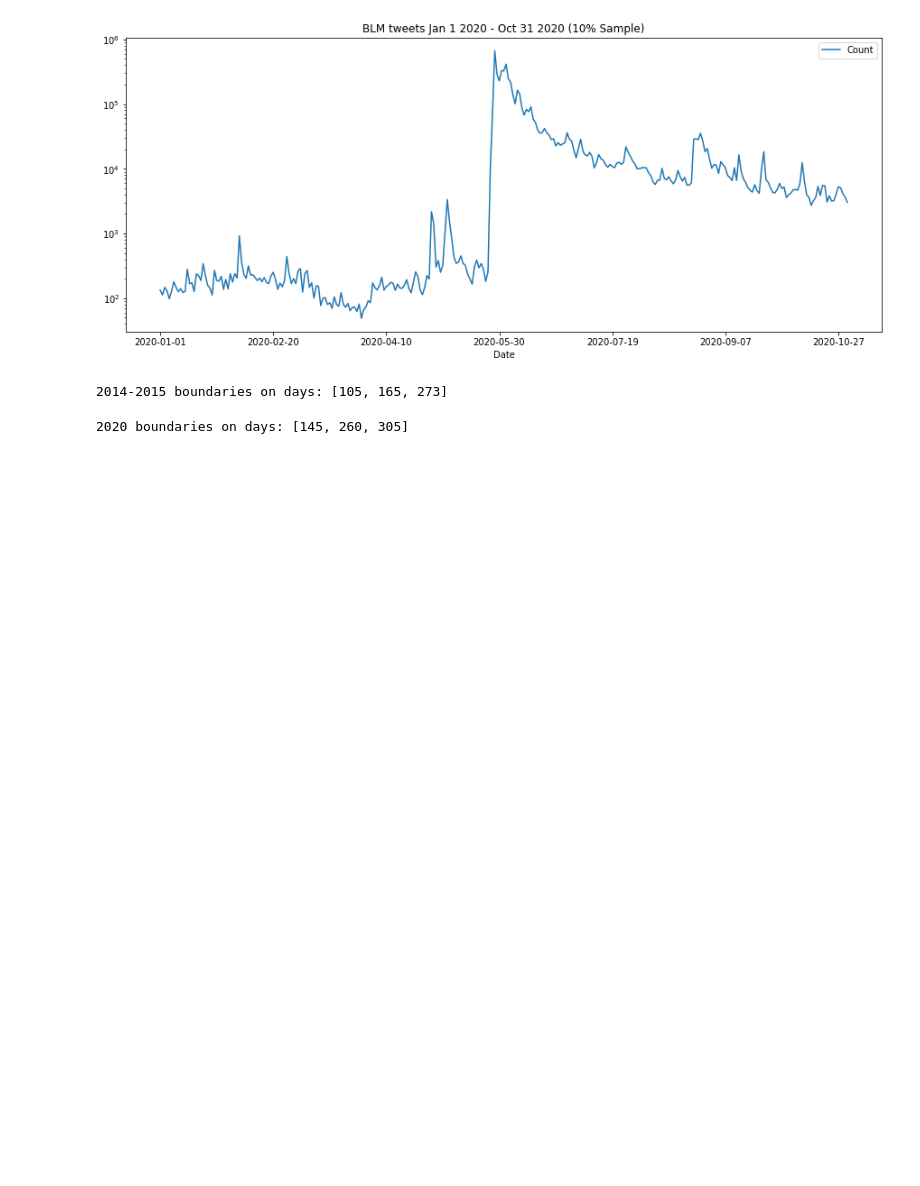
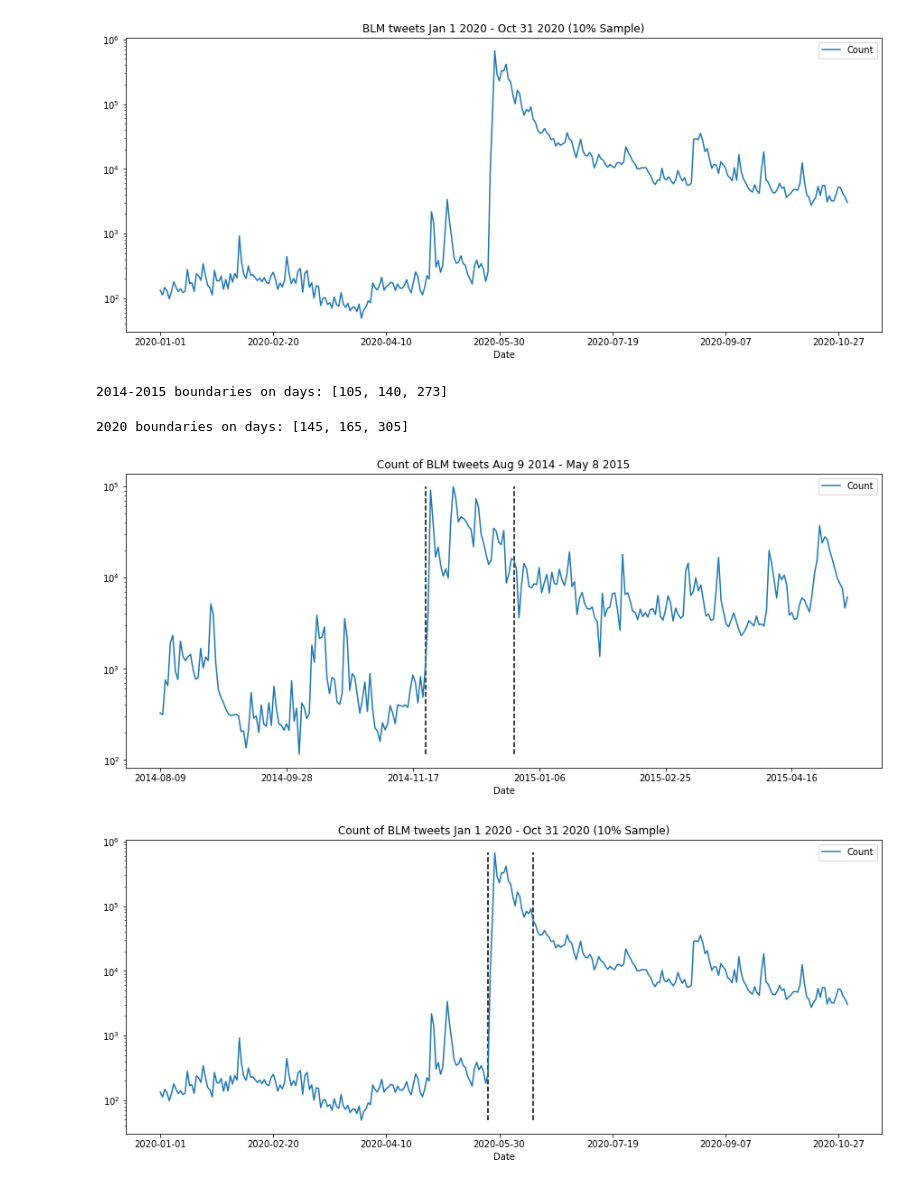
Before and after one commit to chrisfalter/BLM, a Jupyter notebook: src/tweet_counts.ipynb, the cells around one changed output. Drawn from its saved outputs; the diff is of its cells as text; code cells hidden in the pictures; blank space fills up the shorter version.

Commit message:
add change points to tweet count line graphs

```diff
--- a/src/tweet_counts.ipynb
+++ b/src/tweet_counts.ipynb
@@ -30,14 +30,31 @@ line_graph_of_daily_count(df_second_counts, "Jan 1 2020 - Oct 31 2020 (10% Sampl
 n_bkps = 2
 loss = 'l2'
 
-algo = rpt.BottomUp(model=model).fit(df_first_counts.Count.values)
-bkps = algo.predict(n_bkps=n_bkps)
-print("2014-2015 boundaries on days:", bkps)
+algo_2014 = rpt.BottomUp(model=loss).fit(df_first_counts.Count.values)
+bkps_2014 = algo_2014.predict(n_bkps=n_bkps)
+print("2014-2015 boundaries on days:", bkps_2014)
 # %% [output]
-2014-2015 boundaries on days: [105, 165, 273]
+2014-2015 boundaries on days: [105, 140, 273]
 # %%
-algo = rpt.BottomUp(model=model).fit(df_second_counts.Count.values)
-bkps = algo.predict(n_bkps=n_bkps)
-print("2020 boundaries on days:", bkps)
+algo_2020 = rpt.BottomUp(model=loss).fit(df_second_counts.Count.values)
+bkps_2020 = algo_2020.predict(n_bkps=n_bkps)
+print("2020 boundaries on days:", bkps_2020)
 # %% [output]
-2020 boundaries on days: [145, 260, 305]
+2020 boundaries on days: [145, 165, 305]
+# %%
+def display_counts_with_bkps(df, bkps, title):
+    min_count = min(df.Count)
+    max_count = max(df.Count)
+    labels = [str(df.index[bkps[0]]), str(df.index[bkps[1]])]
+    axes = df.plot.line(
+        title="Count of BLM tweets " + title,
+        figsize = (15,6),
+        logy = True,
+    )
+    axes.vlines(bkps[:2], min_count, max_count, linestyles='dashed')
+
+display_counts_with_bkps(df_first_counts, bkps_2014, "Aug 9 2014 - May 8 2015")
+display_counts_with_bkps(df_second_counts, bkps_2020, "Jan 1 2020 - Oct 31 2020 (10% Sample)")
+# %% [output]
+[figure, added]
+[figure, added]
```
